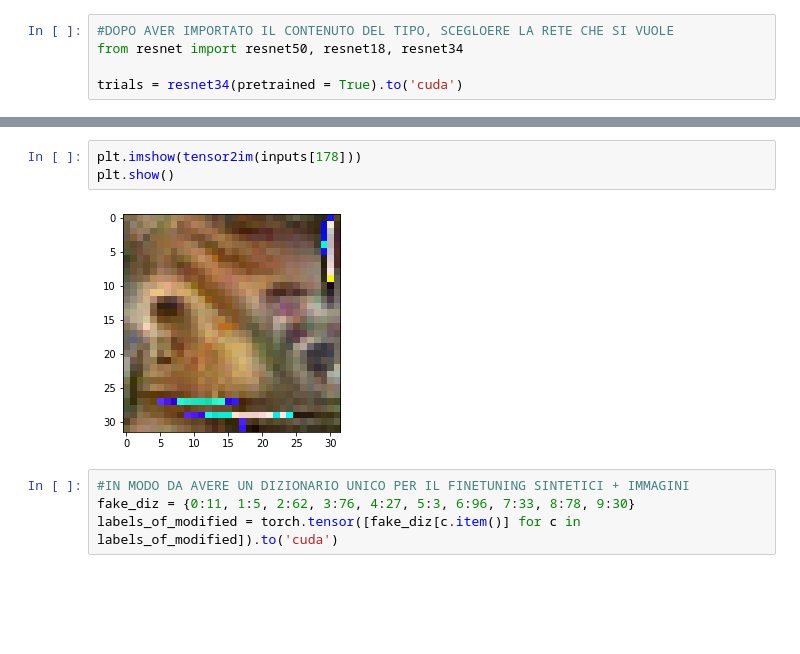
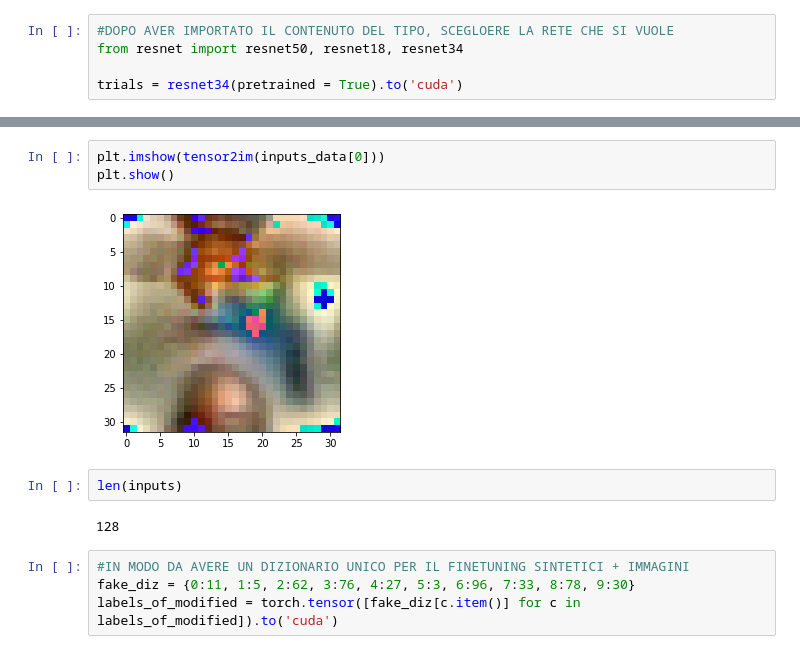
Before and after one commit to alessandronicolini/Incremental-Learning, a Jupyter notebook: Immagini_sintetiche_integrate_nell'allenamento.ipynb, the cells around one changed output, grey strips where cells are left out. Drawn from its saved outputs; the diff is of its cells as text; blank space fills up the shorter version.

```diff
--- a/Immagini_sintetiche_integrate_nell'allenamento.ipynb
+++ b/Immagini_sintetiche_integrate_nell'allenamento.ipynb
@@ -1305,9 +1353,13 @@ Student correct out of 200: 0, loss at 2.69510555267334
 deepinversion finshed
 # %%
-plt.imshow(tensor2im(inputs[178]))
+plt.imshow(tensor2im(inputs_data[0]))
 plt.show()
 # %% [output]
-[figure, old version]
+[figure, new version]
+# %%
+len(inputs)
+# %% [output]
+128
 # %%
 #IN MODO DA AVERE UN DIZIONARIO UNICO PER IL FINETUNING SINTETICI + IMMAGINI
 fake_diz = {0:11, 1:5, 2:62, 3:76, 4:27, 5:3, 6:96, 7:33, 8:78, 9:30}
```
Also changed, not shown: parts of 10 cells of this notebook.
